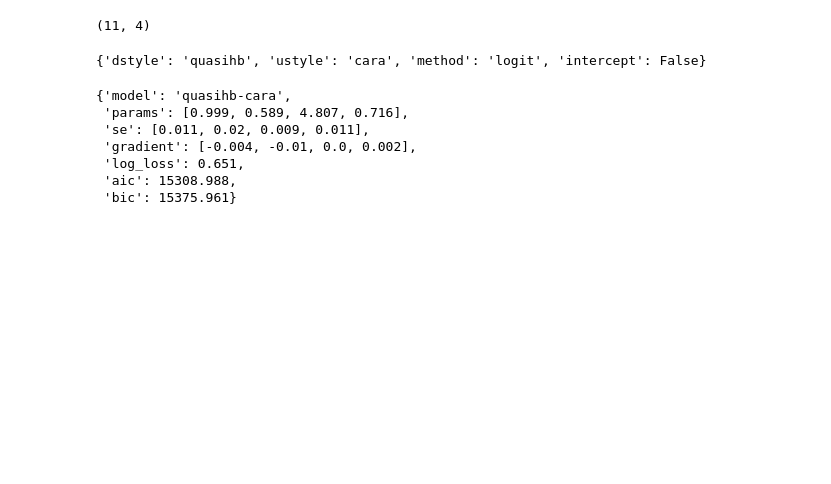
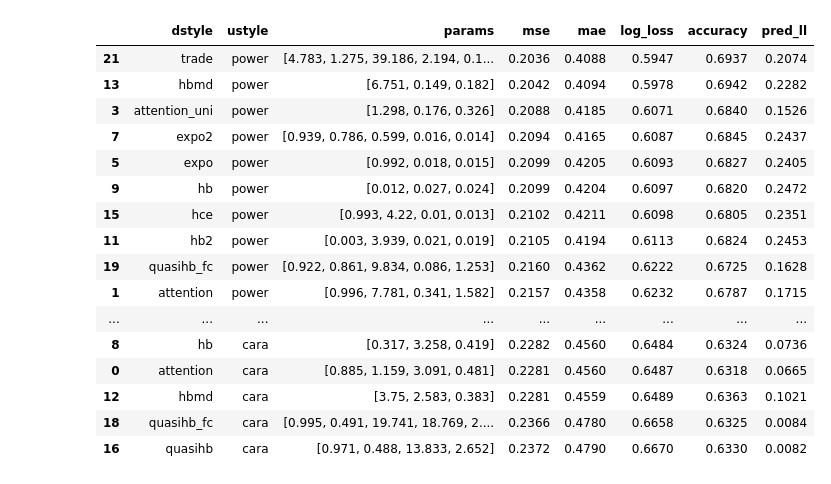
Before and after one commit to zarkwang/attention_discount_project, a Jupyter notebook: model/mpl_analysis.ipynb, the cells around one changed output. Drawn from its saved outputs; the diff is of its cells as text; code cells hidden in the pictures; blank space fills up the shorter version.

```diff
--- a/model/heuristic.ipynb
+++ b/model/mpl_analysis.ipynb
@@ -10,6 +9,7 @@ from mpl import estimation
 from sklearn import metrics
 from sklearn import model_selection
 # %%
+# Load the data
 itch_dt = pd.read_csv('data/ericson_data.csv')
 itch_dt = itch_dt.rename(columns={"Subject":"person_id",
                         "Condition":"condition",
@@ -20,27 +20,25 @@ itch_dt = itch_dt.rename(columns={"Subject":"person_id",
                         "T2":"ll_t",
                         "LaterOptionChosen": "choice"}).drop(['R','G','D'],axis=1)
 
-
 dataset = cross_valid.generate_sample(itch_dt)
 
-
-features = ['ss_x', 'ss_t', 'll_x', 'll_t','abs_diff_x', 'abs_diff_t',
-                   'rel_diff_x','rel_diff_t','growth_x']
-label = ['choice']
-
-
+# Define features and label
+features = ['ss_x', 'ss_t', 'll_x', 'll_t',
+            'abs_diff_x', 'abs_diff_t', 'rel_diff_x','rel_diff_t','growth_x']
+label = 'choice'
 X = dataset[features]
 y = dataset[label]
+
+# Split the data into train sample and test sample
+# Train sample containts 80% of the participants, test sample contains the rest
 groups = dataset['person_id']
-
 train_index,test_index = list(model_selection.GroupShuffleSplit(n_splits=1,train_size=.8,random_state=2023).
                               split(X,y,groups))[0]
-
 train_sample = dataset[dataset.index.isin(train_index)]
 test_sample = dataset[dataset.index.isin(test_index)]
 
-sgkf = model_selection.StratifiedGroupKFold(n_splits=5,shuffle=True,random_state=2023)
-
+# Split the train sample into K folds (K=10) for cross-validation
+sgkf = model_selection.StratifiedGroupKFold(n_splits=10,shuffle=True,random_state=2023)
 cv = list(sgkf.split(X=train_sample[features],
                 y=train_sample[label],
                 groups=train_sample['person_id']))
@@ -191,6 +144,7 @@ cross_valid.test_model(style=style,test_sample=aux_sample,params=train_result["p
 # %%
-dstyle_list = list(estimation.config_param['discount_func'].keys())
-ustyle_list = list(estimation.config_param['utility_func'].keys())
+# Fit data by distounted utility model and trade-off model
+dstyle_list = list(cross_valid.estimation.config_param['discount_func'].keys())
+ustyle_list = list(cross_valid.estimation.config_param['utility_func'].keys())
 style_list = [{"dstyle":dstyle_list[i],
                "ustyle":ustyle_list[j],
                "method":'logit',
@@ -198,5 +152,4 @@ style_list = [{"dstyle":dstyle_list[i],
               for i in range(len(dstyle_list)) for j in range(len(ustyle_list))]
 
 kf = cross_valid.KFvalidation(style=style_list,data=train_sample,cv=cv,n_jobs=4)
-
-kf.summary().to_csv("kf_result_logit.csv",index=False)
+kf.fit()
@@ -216,24 +156,27 @@ kf.val_styles[66]
-# %%
-import itertools
-n_style = len(style_list)
-n_cv = len(cv)
-
-fit_list = list(itertools.product(np.arange(n_style), np.arange(n_cv)))
-fit_list[59]
-# %% [output]
-(11, 4)
-# %%
-style_list[11]
-# %% [output]
-{'dstyle': 'quasihb', 'ustyle': 'cara', 'method': 'logit', 'intercept': False}
-# %%
-train_set = train_sample[train_sample.index.isin(cv[4][0])]
-estimation.mle(style=style_list[11],data=train_set)
-# %% [output]
-{'model': 'quasihb-cara',
- 'params': [0.999, 0.589, 4.807, 0.716],
- 'se': [0.011, 0.02, 0.009, 0.011],
- 'gradient': [-0.004, -0.01, 0.0, 0.002],
- 'log_loss': 0.651,
- 'aic': 15308.988,
- 'bic': 15375.961}
+# %%
+# Compare models: Cross-validation result
+kf_result_df = kf.summary().sort_values('log_loss')
+kf_result_df['dstyle'] = kf_result_df['style'].apply(lambda x:x['dstyle'])
+kf_result_df['ustyle'] = kf_result_df['style'].apply(lambda x:x['ustyle'])
+df_cols = kf_result_df.columns.tolist()
+df_cols = df_cols[-2:] + df_cols[:-2]
+kf_result = kf_result_df.reindex(columns=df_cols).drop('style',axis=1)
+kf_result
+# %% [output]
+|  | dstyle | ustyle | params | mse | mae | log_loss | accuracy | pred_ll |
+| 21 | trade | power | [4.783, 1.275, 39.186, 2.194, 0.1... | 0.2036 | 0.4088 | 0.5947 | 0.6937 | 0.2074 |
+| 13 | hbmd | power | [6.751, 0.149, 0.182] | 0.2042 | 0.4094 | 0.5978 | 0.6942 | 0.2282 |
+| 3 | attention_uni | power | [1.298, 0.176, 0.326] | 0.2088 | 0.4185 | 0.6071 | 0.6840 | 0.1526 |
+| 7 | expo2 | power | [0.939, 0.786, 0.599, 0.016, 0.014] | 0.2094 | 0.4165 | 0.6087 | 0.6845 | 0.2437 |
+| 5 | expo | power | [0.992, 0.018, 0.015] | 0.2099 | 0.4205 | 0.6093 | 0.6827 | 0.2405 |
+| 9 | hb | power | [0.012, 0.027, 0.024] | 0.2099 | 0.4204 | 0.6097 | 0.6820 | 0.2472 |
+| 15 | hce | power | [0.993, 4.22, 0.01, 0.013] | 0.2102 | 0.4211 | 0.6098 | 0.6805 | 0.2351 |
+| 11 | hb2 | power | [0.003, 3.939, 0.021, 0.019] | 0.2105 | 0.4194 | 0.6113 | 0.6824 | 0.2453 |
+| 19 | quasihb_fc | power | [0.922, 0.861, 9.834, 0.086, 1.253] | 0.2160 | 0.4362 | 0.6222 | 0.6725 | 0.1628 |
+| 1 | attention | power | [0.996, 7.781, 0.341, 1.582] | 0.2157 | 0.4358 | 0.6232 | 0.6787 | 0.1715 |
+| ... | ... | ... | ... | ... | ... | ... | ... | ... |
+| 8 | hb | cara | [0.317, 3.258, 0.419] | 0.2282 | 0.4560 | 0.6484 | 0.6324 | 0.0736 |
+| 0 | attention | cara | [0.885, 1.159, 3.091, 0.481] | 0.2281 | 0.4560 | 0.6487 | 0.6318 | 0.0665 |
+| 12 | hbmd | cara | [3.75, 2.583, 0.383] | 0.2281 | 0.4559 | 0.6489 | 0.6363 | 0.1021 |
+| 18 | quasihb_fc | cara | [0.995, 0.491, 19.741, 18.769, 2.... | 0.2366 | 0.4780 | 0.6658 | 0.6325 | 0.0084 |
+| 16 | quasihb | cara | [0.971, 0.488, 13.833, 2.652] | 0.2372 | 0.4790 | 0.6670 | 0.6330 | 0.0082 |
```
Also changed, not shown: parts of 18 cells of this notebook, 9 other files.
